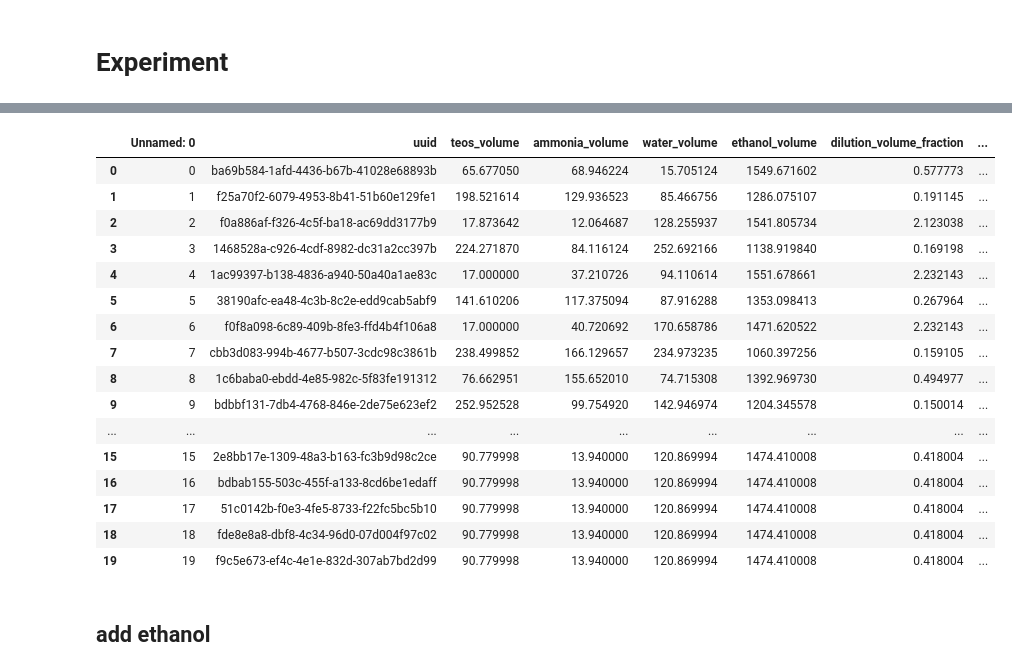
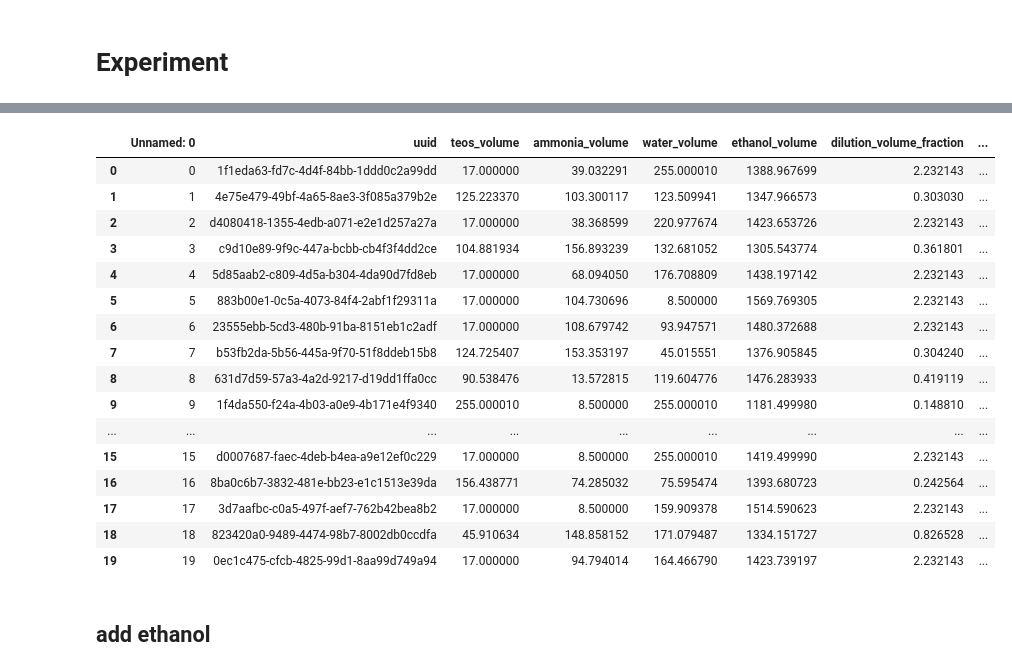
Before and after one commit to pozzo-research-group/silica-np-synthesis, a Jupyter notebook: 2024_12_09_DistCompare_round1/2024_12_09_OptimizationCompare_round1.ipynb, the cells around one changed output, grey strips where cells are left out. Cells and saved outputs as stored; diff of their text form; code cells hidden in the pictures.

```diff
--- a/2024_12_09_DistCompare_round1/2024_12_09_OptimizationCompare_round1.ipynb
+++ b/2024_12_09_DistCompare_round1/2024_12_09_OptimizationCompare_round1.ipynb
@@ -30,5 +30,6 @@ logger.info('Homed Jubilee')
 # %%
 deck = jubilee.load_deck('lab_automation_deck_AFL_bolton.json')
 # %%
-sample_table = pd.read_csv('SampleTable_2024_11_18_OptimizationRound4.csv')
+sample_table_rmse = pd.read_csv('Sample_table_2024_12_09_CompareOptRound1_rmsedist.csv')
+sample_table_apdist = pd.read_csv('Sample_table_2024_12_09_CompareOptRound1_apdist.csv')
 # %%
@@ -241,24 +260,26 @@ sample_table
 # %%
-dilution_table = sample_table.copy()
+dilution_table_apdist = sample_table_apdist.copy()
+dilution_table_rmse = sample_table_rmse.copy()
 # %%
-dilution_table['well'] = dilution_table['dilute_well']
+dilution_table_apdist['well'] = dilution_table_apdist['dilute_well']
+dilution_table_rmse['well'] = dilution_table_rmse['dilute_well']
 # %%
-dilution_table
+dilution_table_rmse
 # %% [output]
 |  | Unnamed: 0 | uuid | teos_volume | ammonia_volume | water_volume | ethanol_volume | dilution_volume_fraction | ... |
-| 0 | 0 | ba69b584-1afd-4436-b67b-41028e68893b | 65.677050 | 68.946224 | 15.705124 | 1549.671602 | 0.577773 | ... |
-| 1 | 1 | f25a70f2-6079-4953-8b41-51b60e129fe1 | 198.521614 | 129.936523 | 85.466756 | 1286.075107 | 0.191145 | ... |
-| 2 | 2 | f0a886af-f326-4c5f-ba18-ac69dd3177b9 | 17.873642 | 12.064687 | 128.255937 | 1541.805734 | 2.123038 | ... |
-| 3 | 3 | 1468528a-c926-4cdf-8982-dc31a2cc397b | 224.271870 | 84.116124 | 252.692166 | 1138.919840 | 0.169198 | ... |
-| 4 | 4 | 1ac99397-b138-4836-a940-50a40a1ae83c | 17.000000 | 37.210726 | 94.110614 | 1551.678661 | 2.232143 | ... |
-| 5 | 5 | 38190afc-ea48-4c3b-8c2e-edd9cab5abf9 | 141.610206 | 117.375094 | 87.916288 | 1353.098413 | 0.267964 | ... |
-| 6 | 6 | f0f8a098-6c89-409b-8fe3-ffd4b4f106a8 | 17.000000 | 40.720692 | 170.658786 | 1471.620522 | 2.232143 | ... |
-| 7 | 7 | cbb3d083-994b-4677-b507-3cdc98c3861b | 238.499852 | 166.129657 | 234.973235 | 1060.397256 | 0.159105 | ... |
-| 8 | 8 | 1c6baba0-ebdd-4e85-982c-5f83fe191312 | 76.662951 | 155.652010 | 74.715308 | 1392.969730 | 0.494977 | ... |
-| 9 | 9 | bdbbf131-7db4-4768-846e-2de75e623ef2 | 252.952528 | 99.754920 | 142.946974 | 1204.345578 | 0.150014 | ... |
+| 0 | 0 | 1f1eda63-fd7c-4d4f-84bb-1ddd0c2a99dd | 17.000000 | 39.032291 | 255.000010 | 1388.967699 | 2.232143 | ... |
+| 1 | 1 | 4e75e479-49bf-4a65-8ae3-3f085a379b2e | 125.223370 | 103.300117 | 123.509941 | 1347.966573 | 0.303030 | ... |
+| 2 | 2 | d4080418-1355-4edb-a071-e2e1d257a27a | 17.000000 | 38.368599 | 220.977674 | 1423.653726 | 2.232143 | ... |
+| 3 | 3 | c9d10e89-9f9c-447a-bcbb-cb4f3f4dd2ce | 104.881934 | 156.893239 | 132.681052 | 1305.543774 | 0.361801 | ... |
+| 4 | 4 | 5d85aab2-c809-4d5a-b304-4da90d7fd8eb | 17.000000 | 68.094050 | 176.708809 | 1438.197142 | 2.232143 | ... |
+| 5 | 5 | 883b00e1-0c5a-4073-84f4-2abf1f29311a | 17.000000 | 104.730696 | 8.500000 | 1569.769305 | 2.232143 | ... |
+| 6 | 6 | 23555ebb-5cd3-480b-91ba-8151eb1c2adf | 17.000000 | 108.679742 | 93.947571 | 1480.372688 | 2.232143 | ... |
+| 7 | 7 | b53fb2da-5b56-445a-9f70-51f8ddeb15b8 | 124.725407 | 153.353197 | 45.015551 | 1376.905845 | 0.304240 | ... |
+| 8 | 8 | 631d7d59-57a3-4a2d-9217-d19dd1ffa0cc | 90.538476 | 13.572815 | 119.604776 | 1476.283933 | 0.419119 | ... |
+| 9 | 9 | 1f4da550-f24a-4b03-a0e9-4b171e4f9340 | 255.000010 | 8.500000 | 255.000010 | 1181.499980 | 0.148810 | ... |
 | ... | ... | ... | ... | ... | ... | ... | ... | ... |
-| 15 | 15 | 2e8bb17e-1309-48a3-b163-fc3b9d98c2ce | 90.779998 | 13.940000 | 120.869994 | 1474.410008 | 0.418004 | ... |
-| 16 | 16 | bdbab155-503c-455f-a133-8cd6be1edaff | 90.779998 | 13.940000 | 120.869994 | 1474.410008 | 0.418004 | ... |
-| 17 | 17 | 51c0142b-f0e3-4fe5-8733-f22fc5bc5b10 | 90.779998 | 13.940000 | 120.869994 | 1474.410008 | 0.418004 | ... |
-| 18 | 18 | fde8e8a8-dbf8-4c34-96d0-07d004f97c02 | 90.779998 | 13.940000 | 120.869994 | 1474.410008 | 0.418004 | ... |
-| 19 | 19 | f9c5e673-ef4c-4e1e-832d-307ab7bd2d99 | 90.779998 | 13.940000 | 120.869994 | 1474.410008 | 0.418004 | ... |
+| 15 | 15 | d0007687-faec-4deb-b4ea-a9e12ef0c229 | 17.000000 | 8.500000 | 255.000010 | 1419.499990 | 2.232143 | ... |
+| 16 | 16 | 8ba0c6b7-3832-481e-bb23-e1c1513e39da | 156.438771 | 74.285032 | 75.595474 | 1393.680723 | 0.242564 | ... |
+| 17 | 17 | 3d7aafbc-c0a5-497f-aef7-762b42bea8b2 | 17.000000 | 8.500000 | 159.909378 | 1514.590623 | 2.232143 | ... |
+| 18 | 18 | 823420a0-9489-4474-98b7-8002db0ccdfa | 45.910634 | 148.858152 | 171.079487 | 1334.151727 | 0.826528 | ... |
+| 19 | 19 | 0ec1c475-cfcb-4825-99d1-8aa99d749a94 | 17.000000 | 94.794014 | 164.466790 | 1423.739197 | 2.232143 | ... |
```
Also changed, not shown: parts of 51 cells of this notebook, 1 other file.
